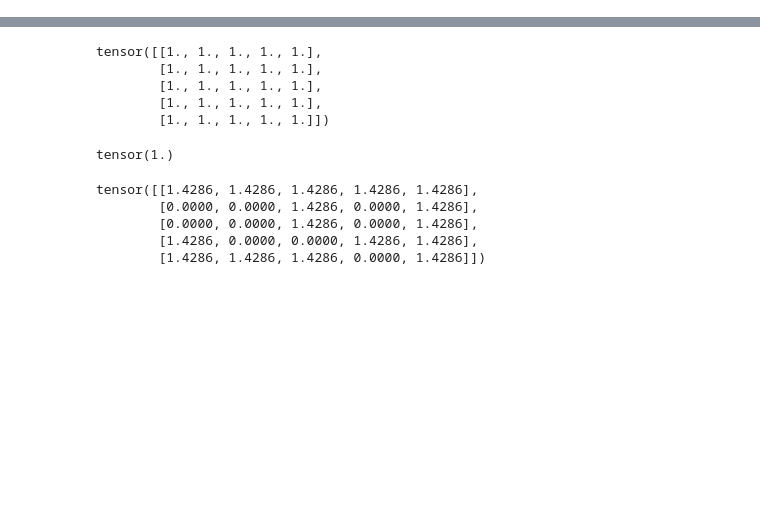
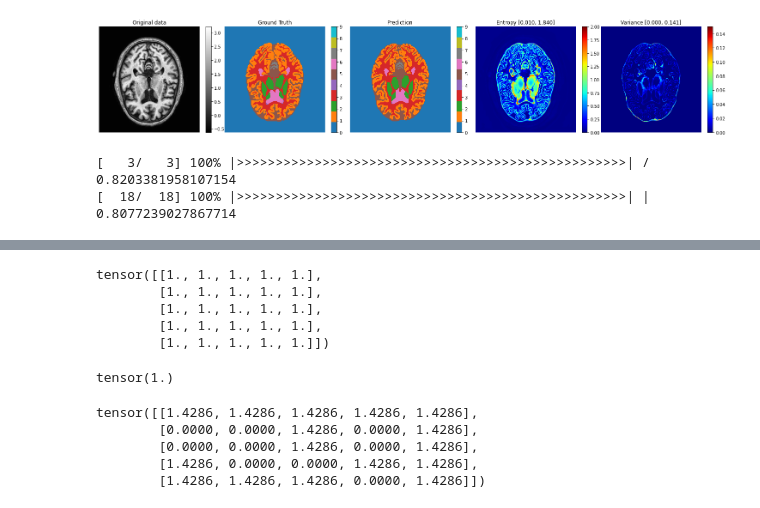
Before and after one commit to wuzht/BrainSeg, a Jupyter notebook: test.ipynb, the cells around one changed output, grey strips where cells are left out. Drawn from its saved outputs; the diff is of its cells as text; code cells hidden in the pictures; blank space fills up the shorter version.

```diff
--- a/test.ipynb
+++ b/test.ipynb
@@ -0,0 +1,12 @@
+# %%
+%load_ext autoreload
+%autoreload 2
+
+%matplotlib inline
+
+from config import get_cfg
+from op import Operation
+
+cfg = get_cfg()
+
+operation = Operation(cfg)
@@ -0,0 +31,3 @@
+# %%
+operation.cfg.model_type = 'Mid2-Encoder'
+operation.load(path='./exp/D-Mid2-Encoder-brains18=0416-002025/model.pt')
@@ -0,0 +36,32 @@
+# %%
+def show_result(data, ids):
+    for i in ids:
+        imgs, folder, slice_id = data[i]
+        operation.predict_sample(imgs[2], imgs[3], title='{} {}'.format(folder, slice_id), sample=True)
+
+# show_result(operation.val_data, [0])
+# show_result(operation.val_data, [8])
+# show_result(operation.val_data, [20])
+# show_result(operation.val_data, [26])
+# show_result(operation.val_data, [37])
+# show_result(operation.val_data, [42])
+# show_result(operation.val_data, [47])
+
+# show_result(operation.train_data, [200])
+show_result(operation.val_data, [20])
+# show_result(operation.val_data, [22])
+# show_result(operation.val_data, [24])
+# show_result(operation.val_data, [26])
+# %% [output]
+[figure, added]
+# %%
+# 用loader评价模型，不采样
+dices, loss = operation.eval_model(operation.val_loader)
+print(dices[1:].mean())
+dices, loss = operation.eval_model(operation.train_loader)
+print(dices[1:].mean())
+# %% [output]
+[   3/   3] 100% |>>>>>>>>>>>>>>>>>>>>>>>>>>>>>>>>>>>>>>>>>>>>>>>>>>| /
+0.8203381958107154
+[  18/  18] 100% |>>>>>>>>>>>>>>>>>>>>>>>>>>>>>>>>>>>>>>>>>>>>>>>>>>| |
+0.8077239027867714
```
Also changed, not shown: parts of 5 cells of this notebook, 5 other files.
